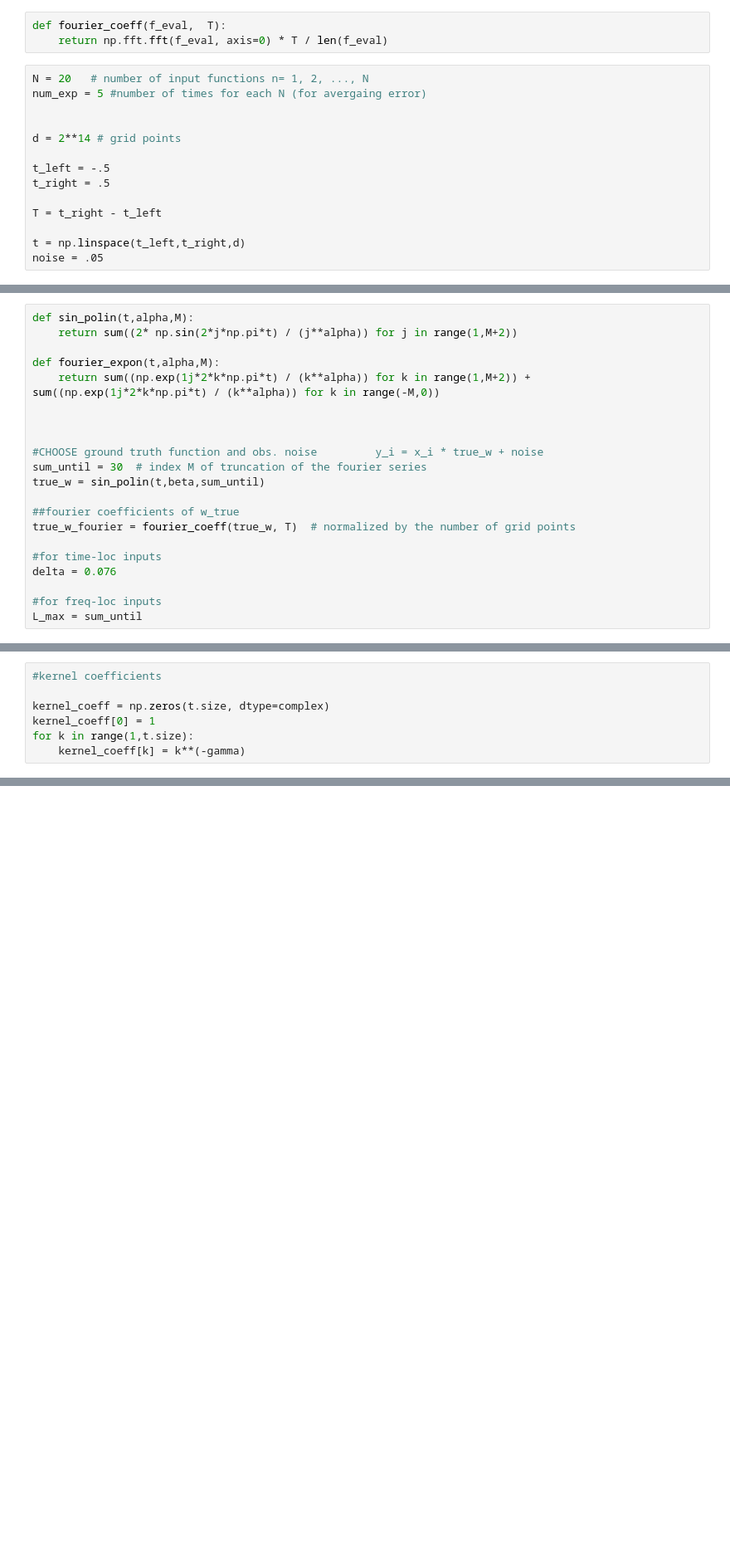
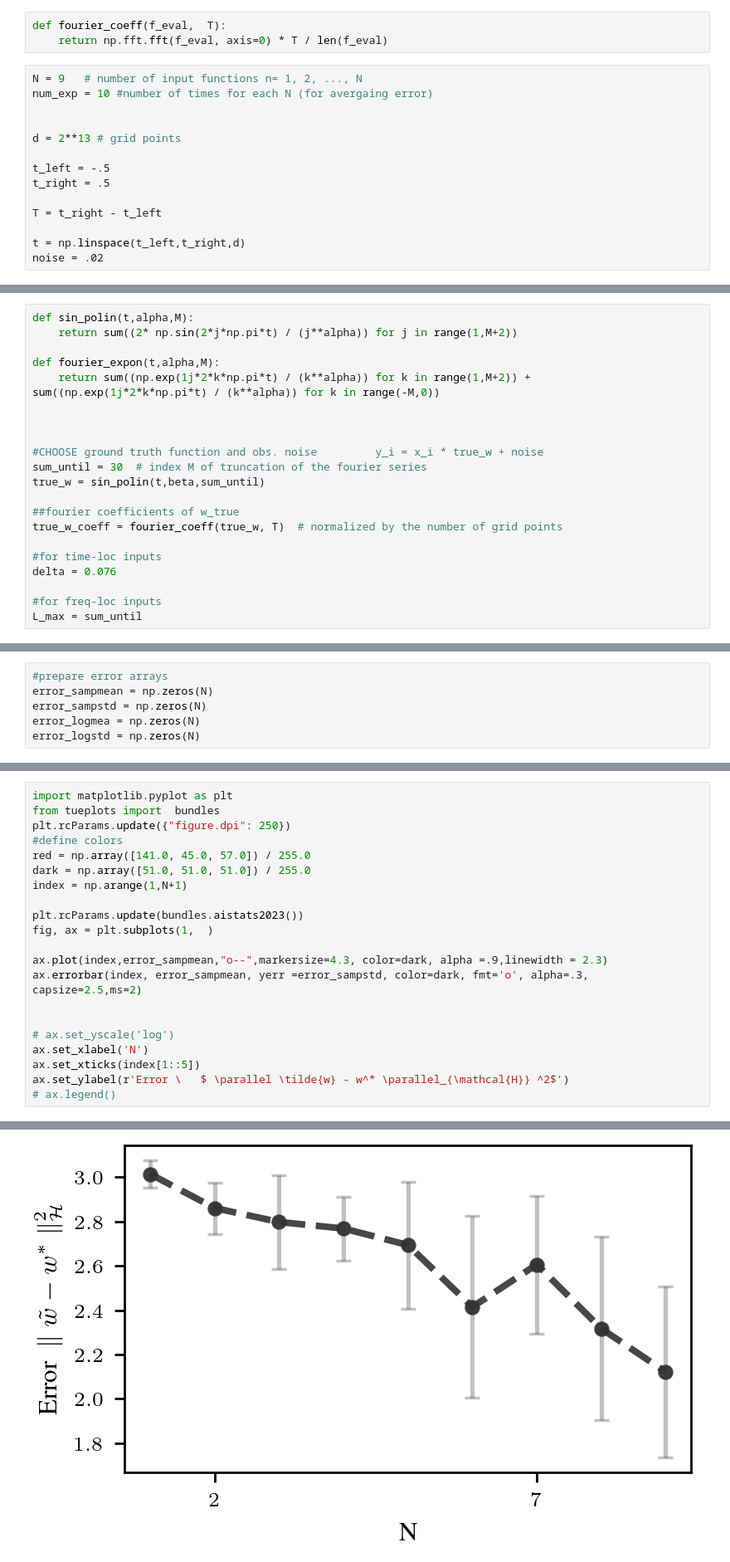
Before and after one commit to EmiliaMagnani/learnconv, a Jupyter notebook: error_hnorm.ipynb, the cells around one changed output, grey strips where cells are left out. Shown at 83% size. Saved outputs shown, nothing was run; the diff lists cells and outputs as text; blank space fills up the shorter version.

Commit message:
h-error experiment added

```diff
--- a/error_hnorm.ipynb
+++ b/error_hnorm.ipynb
@@ -4,11 +4,11 @@ import numpy as np
 def fourier_coeff(f_eval,  T):
     return np.fft.fft(f_eval, axis=0) * T / len(f_eval)
 # %%
-N = 20   # number of input functions n= 1, 2, ..., N
-num_exp = 5 #number of times for each N (for avergaing error)
+N = 9   # number of input functions n= 1, 2, ..., N
+num_exp = 10 #number of times for each N (for avergaing error)
 
 
-d = 2**14 # grid points
+d = 2**13 # grid points
 
 t_left = -.5
 t_right = .5
@@ -16,5 +16,5 @@ t_right = .5
 T = t_right - t_left
 
 t = np.linspace(t_left,t_right,d)
-noise = .05
+noise = .02
 # %%
@@ -40,7 +47,7 @@ sum_until = 30  # index M of truncation of the fourier series
 true_w = sin_polin(t,beta,sum_until)
 
 ##fourier coefficients of w_true
-true_w_fourier = fourier_coeff(true_w, T)  # normalized by the number of grid points
+true_w_coeff = fourier_coeff(true_w, T)  # normalized by the number of grid points
 
 #for time-loc inputs
 delta = 0.076
@@ -78,10 +85,3 @@ def power_law_samples(N, L, eta):
         samples.append(n)
 
     return np.array(samples)
-# %%
-#kernel coefficients
-
-kernel_coeff = np.zeros(t.size, dtype=complex)
-kernel_coeff[0] = 1
-for k in range(1,t.size):
-    kernel_coeff[k] = k**(-gamma)
@@ -87,0 +109,6 @@ for k in range(1,t.size):
+# %%
+#prepare error arrays
+error_sampmean = np.zeros(N)
+error_sampstd = np.zeros(N)
+error_logmea = np.zeros(N)
+error_logstd = np.zeros(N)
@@ -87,0 +167,22 @@ for k in range(1,t.size):
+# %%
+import matplotlib.pyplot as plt
+from tueplots import  bundles
+plt.rcParams.update({"figure.dpi": 250})
+#define colors
+red = np.array([141.0, 45.0, 57.0]) / 255.0
+dark = np.array([51.0, 51.0, 51.0]) / 255.0
+index = np.arange(1,N+1)
+
+plt.rcParams.update(bundles.aistats2023())
+fig, ax = plt.subplots(1,  )
+
+ax.plot(index,error_sampmean,"o--",markersize=4.3, color=dark, alpha =.9,linewidth = 2.3)
+ax.errorbar(index, error_sampmean, yerr =error_sampstd, color=dark, fmt='o', alpha=.3, capsize=2.5,ms=2)
+
+
+# ax.set_yscale('log')
+ax.set_xlabel('N')
+ax.set_xticks(index[1::5])
+ax.set_ylabel(r'Error \   $ \parallel \tilde{w} - w^* \parallel_{\mathcal{H}} ^2$')
+# ax.legend()
+# %% [output]
@@ -87,0 +190 @@ for k in range(1,t.size):
+[figure, added]
```
Also changed, not shown: parts of 6 cells of this notebook.
